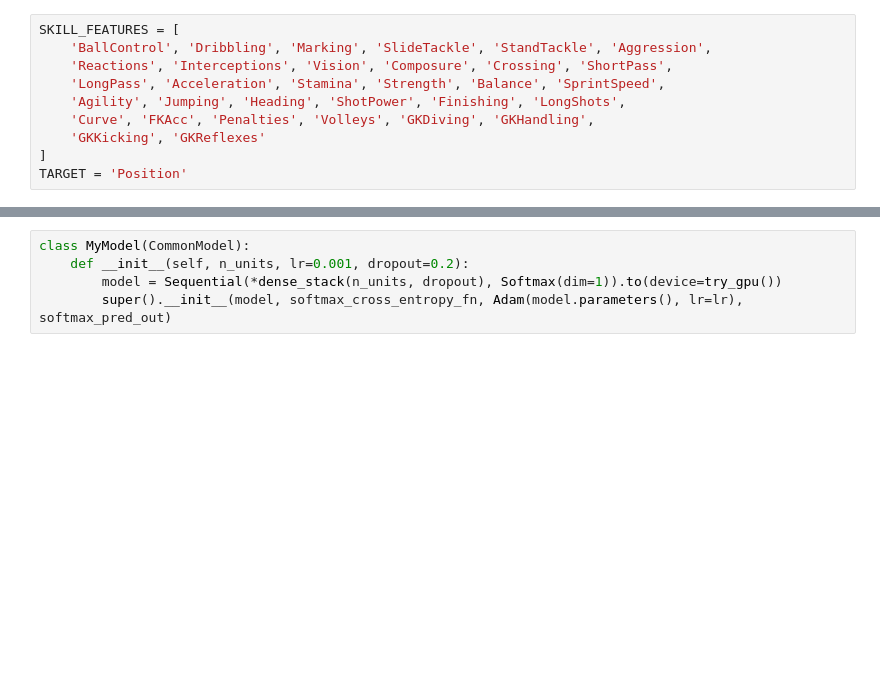
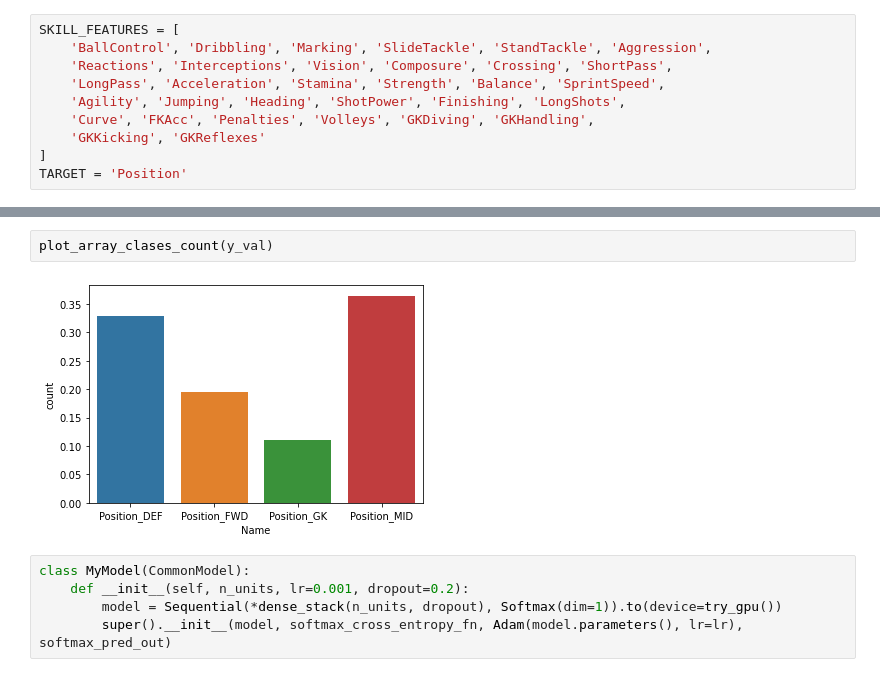
Before and after one commit to adrianmarino/datitos, a Jupyter notebook: tp2/tp2.ipynb, the cells around one changed output, grey strips where cells are left out. Cells and saved outputs as stored; diff of their text form; blank space fills up the shorter version.

```diff
--- a/tp2/tp2.ipynb
+++ b/tp2/tp2.ipynb
@@ -59,3 +85,7 @@ X_train, X_val, y_train, y_val = train_test_split(
+# %%
+plot_array_clases_count(y_val)
+# %% [output]
+[figure, added]
 # %%
 class MyModel(CommonModel):
     def __init__(self, n_units, lr=0.001, dropout=0.2):
```
Also changed, not shown: parts of 9 cells of this notebook, 2 other files.
